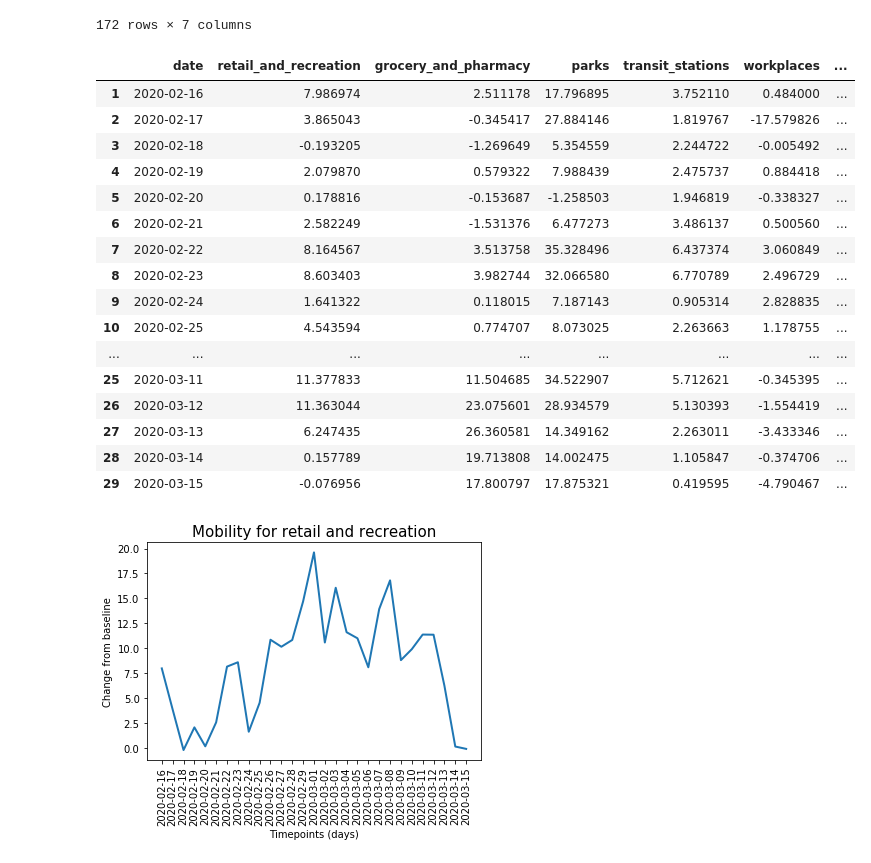
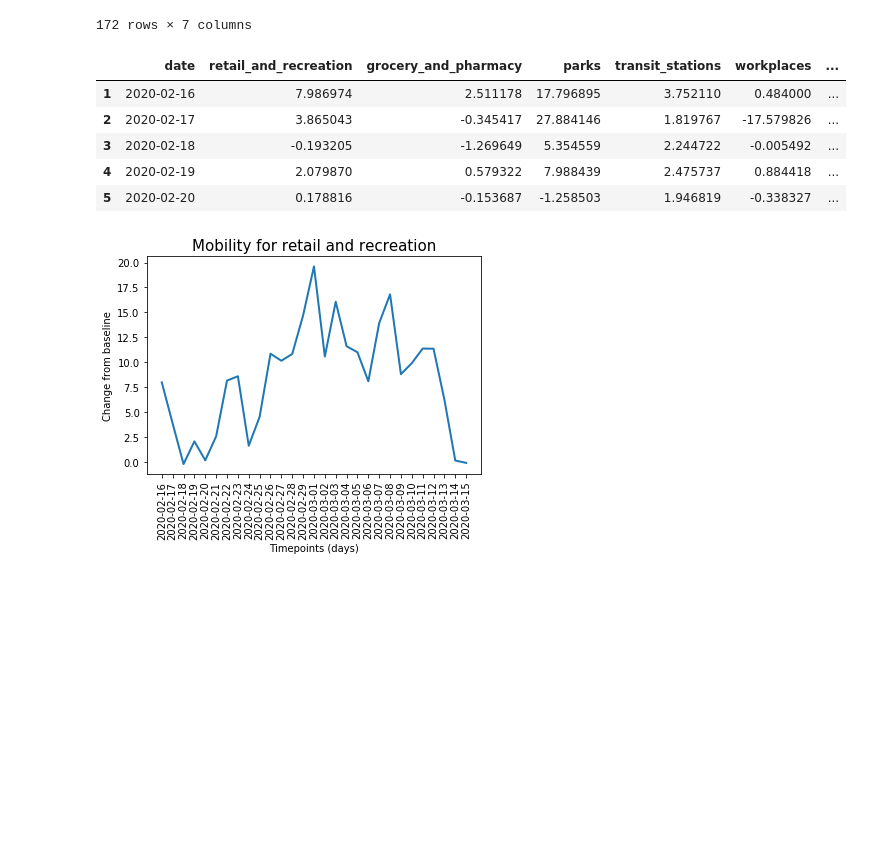
Before and after one commit to LisaHarrison08/Project_G4, a Jupyter notebook: S/St Start.ipynb, the cells around one changed output. Cells and saved outputs as stored; diff of their text form; code cells hidden in the pictures; blank space fills up the shorter version.

```diff
--- a/S/St Start.ipynb
+++ b/S/St Start.ipynb
@@ -48,6 +74,11 @@ google_mob_US_df.head()
 | 4 | 4 | US | United States | NaN | NaN | NaN | ... |
 # %%
 # Cleaning the data and droping columns that are not needed
-clean_google_mob_US_df = google_mob_US_df.drop(["Unnamed: 0","country_region","iso_3166_2_code","census_fips_code","metro_area"], axis = 1)
-clean_google_mob_US_df.head(50)
+clean_google_mob_US_df = google_mob_US_df.drop(["country_region_code",
+                                                "Unnamed: 0",
+                                                "country_region",
+                                                "iso_3166_2_code",
+                                                "census_fips_code",
+                                                "metro_area"], axis = 1)
+clean_google_mob_US_df.head(10)
 # %% [output]
@@ -71,7 +96,6 @@ clean_google_mob_US_df.head(50)
 # %%
 # Renaming the columns
-clean_google_mob_US_df.rename(columns = {"country_region_code":"Country",
-                                         "sub_region_1":"State","sub_region_2":"County",
+clean_google_mob_US_df.rename(columns = {"sub_region_1":"State","sub_region_2":"County",
                                          "retail_and_recreation_percent_change_from_baseline":"retail_and_recreation",
                                          "grocery_and_pharmacy_percent_change_from_baseline":"grocery_and_pharmacy",
                                          "parks_percent_change_from_baseline":"parks",
@@ -150,27 +174,16 @@ data_by_date_df
 # %%
 start_date = "2020-02-15"
 end_date = "2020-03-15"
 mask = (data_by_date_df["date"] > start_date) & (data_by_date_df["date"] <= end_date)
 first_month_df = data_by_date_df.loc[mask]
-first_month_df
+first_month_df.head()
 # %% [output]
 |  | date | retail_and_recreation | grocery_and_pharmacy | parks | transit_stations | workplaces | ... |
 | 1 | 2020-02-16 | 7.986974 | 2.511178 | 17.796895 | 3.752110 | 0.484000 | ... |
 | 2 | 2020-02-17 | 3.865043 | -0.345417 | 27.884146 | 1.819767 | -17.579826 | ... |
 | 3 | 2020-02-18 | -0.193205 | -1.269649 | 5.354559 | 2.244722 | -0.005492 | ... |
 | 4 | 2020-02-19 | 2.079870 | 0.579322 | 7.988439 | 2.475737 | 0.884418 | ... |
 | 5 | 2020-02-20 | 0.178816 | -0.153687 | -1.258503 | 1.946819 | -0.338327 | ... |
-| 6 | 2020-02-21 | 2.582249 | -1.531376 | 6.477273 | 3.486137 | 0.500560 | ... |
-| 7 | 2020-02-22 | 8.164567 | 3.513758 | 35.328496 | 6.437374 | 3.060849 | ... |
-| 8 | 2020-02-23 | 8.603403 | 3.982744 | 32.066580 | 6.770789 | 2.496729 | ... |
-| 9 | 2020-02-24 | 1.641322 | 0.118015 | 7.187143 | 0.905314 | 2.828835 | ... |
-| 10 | 2020-02-25 | 4.543594 | 0.774707 | 8.073025 | 2.263663 | 1.178755 | ... |
-| ... | ... | ... | ... | ... | ... | ... | ... |
-| 25 | 2020-03-11 | 11.377833 | 11.504685 | 34.522907 | 5.712621 | -0.345395 | ... |
-| 26 | 2020-03-12 | 11.363044 | 23.075601 | 28.934579 | 5.130393 | -1.554419 | ... |
-| 27 | 2020-03-13 | 6.247435 | 26.360581 | 14.349162 | 2.263011 | -3.433346 | ... |
-| 28 | 2020-03-14 | 0.157789 | 19.713808 | 14.002475 | 1.105847 | -0.374706 | ... |
-| 29 | 2020-03-15 | -0.076956 | 17.800797 | 17.875321 | 0.419595 | -4.790467 | ... |
 # %%
 plt.plot(first_month_df["date"],
          first_month_df["retail_and_recreation"],
```
Also changed, not shown: parts of 9 cells of this notebook.
